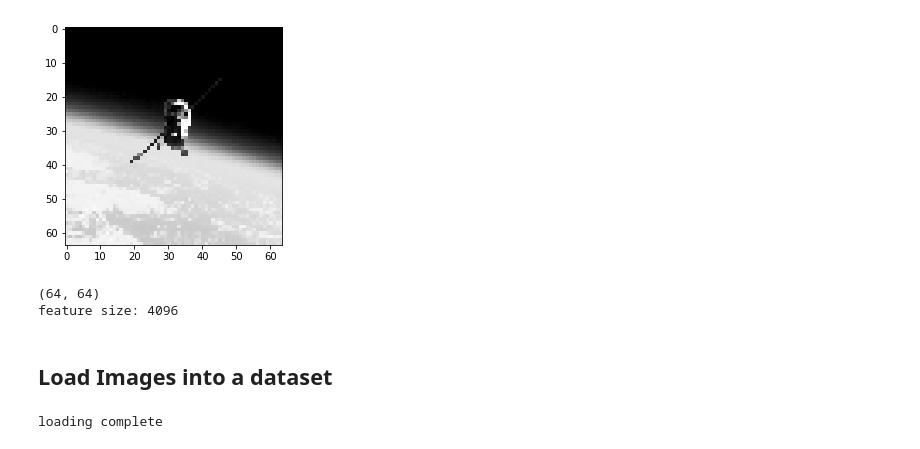
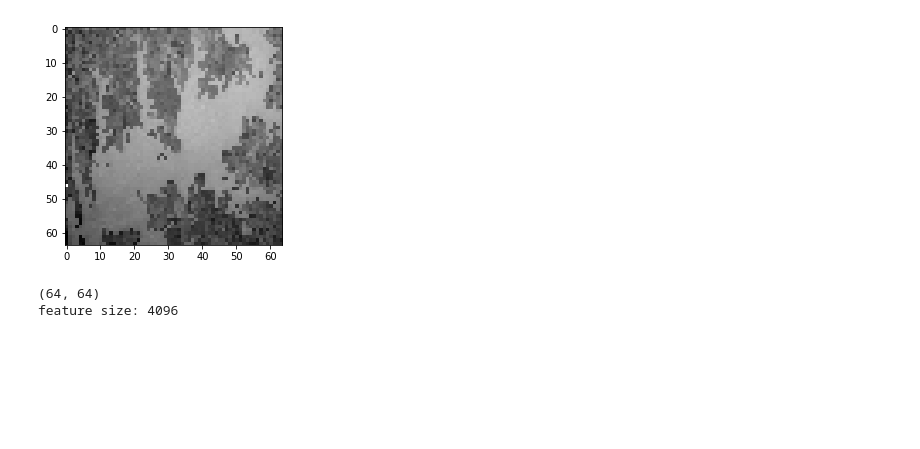
Before and after one commit to aditid/WindowsOnEarth, a Jupyter notebook: notebooks/knn.ipynb, the cells around one changed output. Cells and saved outputs as stored; diff of their text form; code cells hidden in the pictures; blank space fills up the shorter version.

```diff
--- a/notebooks/knn.ipynb
+++ b/notebooks/knn.ipynb
@@ -10,10 +12,10 @@ from scipy import misc
 from sklearn import neighbors
 # %%
-datasetPath = '../BUSampleDataSet/'
+datasetPath = '../WinEarthPhotosByKeyword/'
 # %%
 #Constants
-trueClass = 'Day'
-falseClass = 'Spacecraft'
-k = 2
+trueClass = 'Aurora'
+falseClass = 'Day'
 imageX = 64
 imageY = 64
+k = 2
@@ -25 +22,4 @@ with open('../util/imagesByTag.json') as jsonFile:
+# %%
+tureImages = os.listdir(datasetPath + trueClass)
+falseImages = os.listdir(datasetPath + falseClass)
 # %%
@@ -37,7 +35,7 @@ feature size: 36158976
 # %%
-img = mpimg.imread(datasetPath + imageTagMap.get(falseClass,None)[0])
-plt.imshow(img)
+img2 = mpimg.imread(datasetPath + falseClass +"/"+falseImages[0])
+plt.imshow(img2)
 plt.show()
-print(img.shape)
-print('feature size: ' + str(img.shape[0]*img.shape[1] * img.shape[2]))
+print(img2.shape)
+print('feature size: ' + str(img2.shape[0]*img2.shape[1] * img2.shape[2]))
 # %% [output]
@@ -84,53 +73,12 @@ print('feature size: ' + str(img.shape[0]*img.shape[1]))
 (64, 64)
 feature size: 4096
 # %%
-img = mpimg.imread(datasetPath + imageTagMap.get(falseClass,None)[0])
-img = formatImage(img)
-plt.imshow(img, cmap='gray')
+formateImg2 = formatImage(img2)
+plt.imshow(formateImg2, cmap='gray')
 plt.show()
-print(img.shape)
-print('feature size: ' + str(img.shape[0]*img.shape[1]))
+print(formateImg2.shape)
+print('feature size: ' + str(formateImg2.shape[0]*formateImg2.shape[1]))
 # %% [output]
-[figure, old version]
+[figure, new version]
 (64, 64)
 feature size: 4096
-# %% [markdown]
-## Load Images into a dataset
-# %%
-X = []
-Y = []
-testingSet = []
-
-trainingIndexes = random.sample(range(len(imageTagMap.get(trueClass,None))), math.floor(len(imageTagMap.get(trueClass,None))/3)*2)
-for index in trainingIndexes:
-    img = mpimg.imread(datasetPath + imageTagMap.get(trueClass,None)[index])
-    img = formatImage(img)
-    img = reshape(img)
-    X.append(img)
-    Y.append(trueClass)
-
-for index in range(len(imageTagMap.get(trueClass,None))):
-    if index not in trainingIndexes:
-        img = mpimg.imread(datasetPath + imageTagMap.get(trueClass,None)[index])
-        img = formatImage(img)
-        img = reshape(img)
-        testingSet.append([img, trueClass])
-
-trainingIndexes = random.sample(range(len(imageTagMap.get(falseClass,None))), math.floor(len(imageTagMap.get(falseClass,None))/3)*2)
-for index in trainingIndexes:
-    img = mpimg.imread(datasetPath + imageTagMap.get(falseClass,None)[index])
-    img = formatImage(img)
-    img = reshape(img)
-    X.append(img)
-    Y.append(falseClass)
-
-for index in range(len(imageTagMap.get(falseClass,None))):
-    if index not in trainingIndexes:
-        img = mpimg.imread(datasetPath + imageTagMap.get(falseClass,None)[index])
-        img = formatImage(img)
-        img = reshape(img)
-        testingSet.append([img, falseClass])
-
-print('loading complete')
-# %% [output]
-loading complete
```
Also changed, not shown: parts of 17 cells of this notebook, 2 other files.
